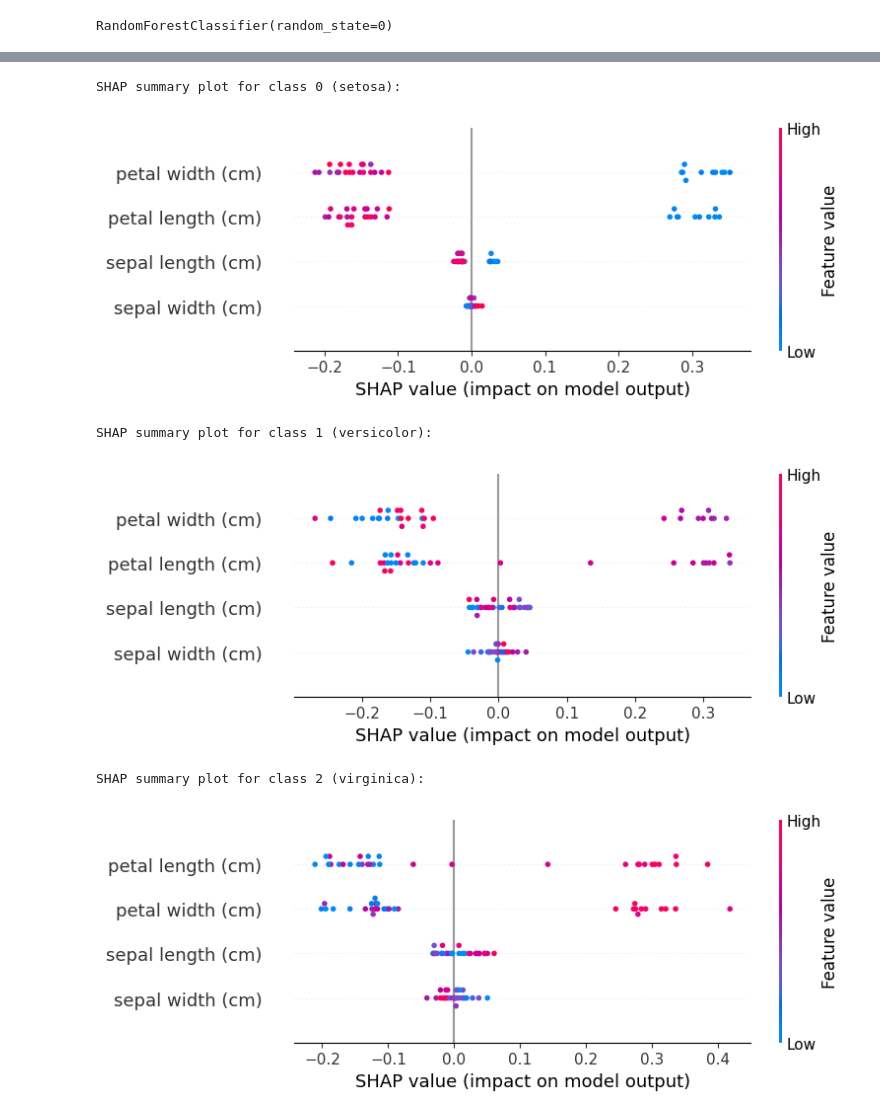
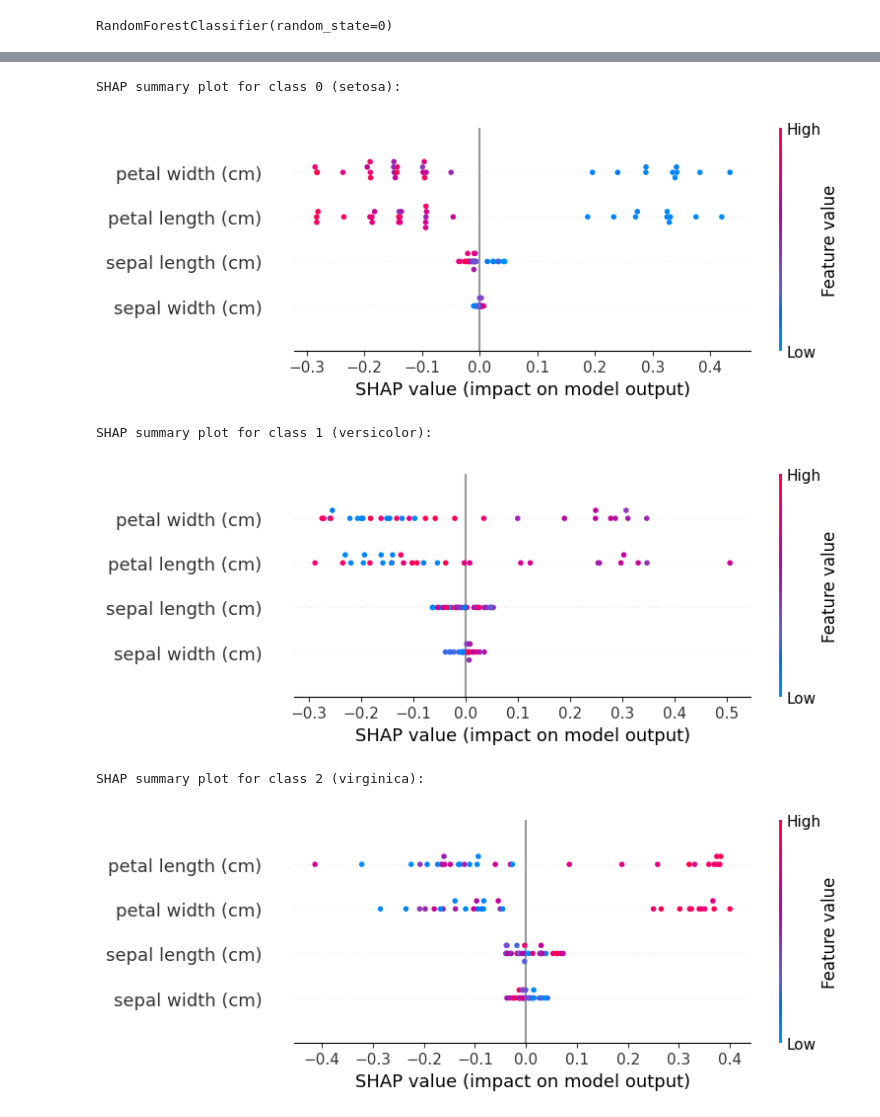
Before and after one commit to youlei202/Refining-Counterfactual-Explanations, a Jupyter notebook: poc.ipynb, the cells around one changed output, grey strips where cells are left out. Saved outputs shown, nothing was run; the diff lists cells and outputs as text; code cells hidden in the pictures.

Commit message:
added models and ce explainer

```diff
--- a/poc.ipynb
+++ b/poc.ipynb
@@ -64,20 +52,20 @@ joint_probs = np.random.rand(n, m)
 # Normalizing the entire matrix so that all elements sum to 1
 joint_probs /= joint_probs.sum()
 # %%
-from src import pshap
+from explainers import pshap
 
 jp_explainer = pshap.JointProbabilityExplainer(model)
 
-shap_values = jp_explainer.shap_values(X_test, X_baseline, joint_probs)
+shap_values = jp_explainer.shap_values(X_test, X_baseline, joint_probs, num_samples=10)
 
 # Visualize SHAP values for each class
 for i in range(len(set(y))):  # Assuming 3 classes as per the shape of shap_values
     print(f"SHAP summary plot for class {i} ({data['target_names'][i]}):")
     shap.summary_plot(shap_values[:,:,i], X_test, feature_names=feature_names)
 # %% [output]
 SHAP summary plot for class 0 (setosa):
-[figure, old version]
+[figure, new version]
 SHAP summary plot for class 1 (versicolor):
-[figure, old version]
+[figure, new version]
 SHAP summary plot for class 2 (virginica):
-[figure, old version]
+[figure, new version]
```
Also changed, not shown: parts of 5 cells of this notebook, 11 other files.
